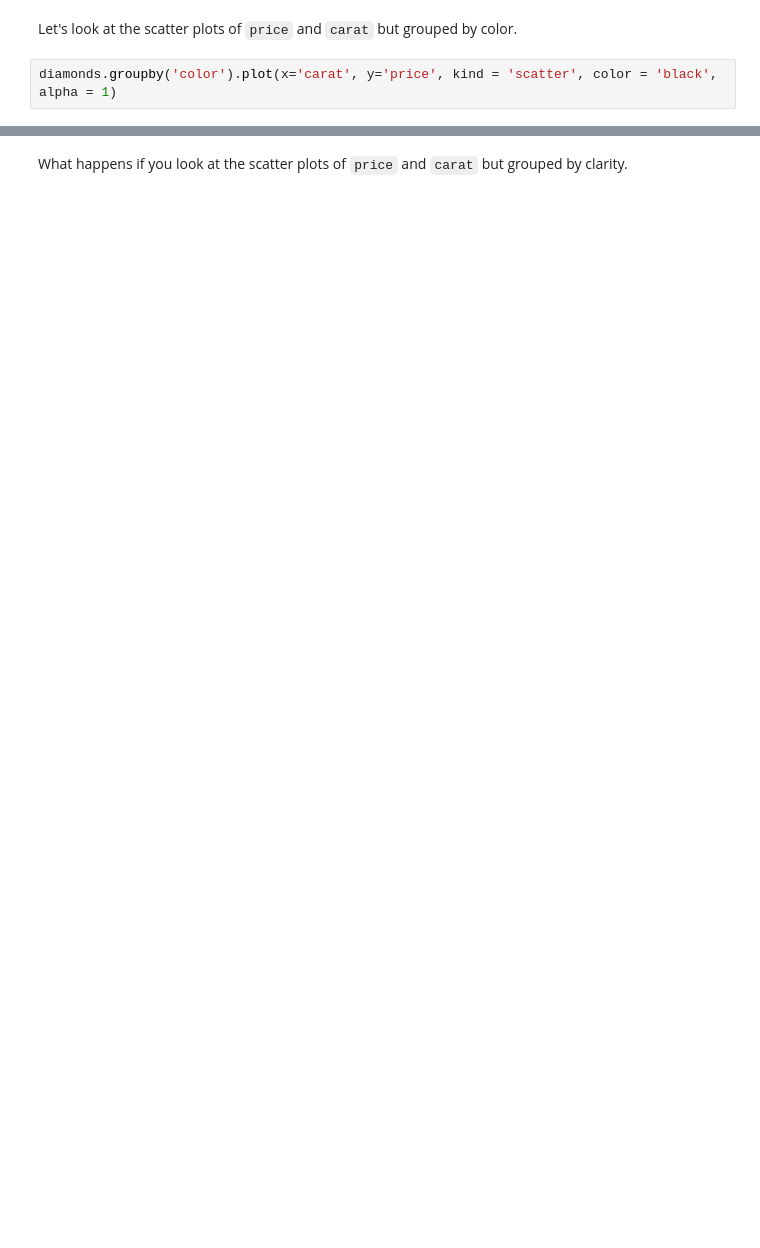
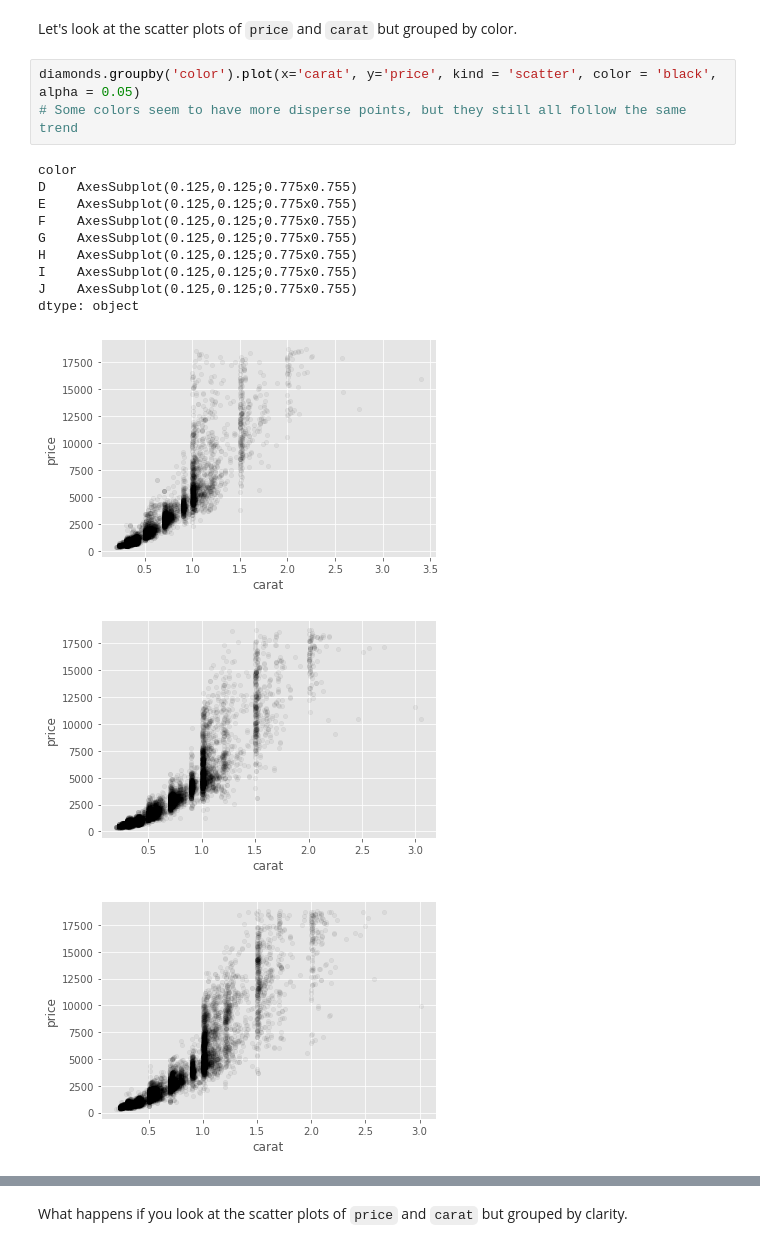
Before and after one commit to fezequiel0/BigData-21b-Fernando-Morales, a Jupyter notebook: Prácticas/Práctica1/01_intro/Basics/Lab2_Notes.ipynb, the cells around one changed output, grey strips where cells are left out. Drawn from its saved outputs; the diff is of its cells as text; blank space fills up the shorter version.

```diff
--- a/Prácticas/Práctica1/01_intro/Basics/Lab2_Notes.ipynb
+++ b/Prácticas/Práctica1/01_intro/Basics/Lab2_Notes.ipynb
@@ -94,4 +138,18 @@ plt.ylabel('Price')
 # %% [markdown]
 Let's look at the scatter plots of `price` and `carat` but grouped by color.
 # %%
-diamonds.groupby('color').plot(x='carat', y='price', kind = 'scatter', color = 'black', alpha = 1)
+diamonds.groupby('color').plot(x='carat', y='price', kind = 'scatter', color = 'black', alpha = 0.05)
+# Some colors seem to have more disperse points, but they still all follow the same trend
+# %% [output]
+color
+D    AxesSubplot(0.125,0.125;0.775x0.755)
+E    AxesSubplot(0.125,0.125;0.775x0.755)
+F    AxesSubplot(0.125,0.125;0.775x0.755)
+G    AxesSubplot(0.125,0.125;0.775x0.755)
+H    AxesSubplot(0.125,0.125;0.775x0.755)
+I    AxesSubplot(0.125,0.125;0.775x0.755)
+J    AxesSubplot(0.125,0.125;0.775x0.755)
+dtype: object
+[figure, added]
+[figure, added]
+[figure, added]
```
Also changed, not shown: parts of 22 cells of this notebook, 2 other files.
